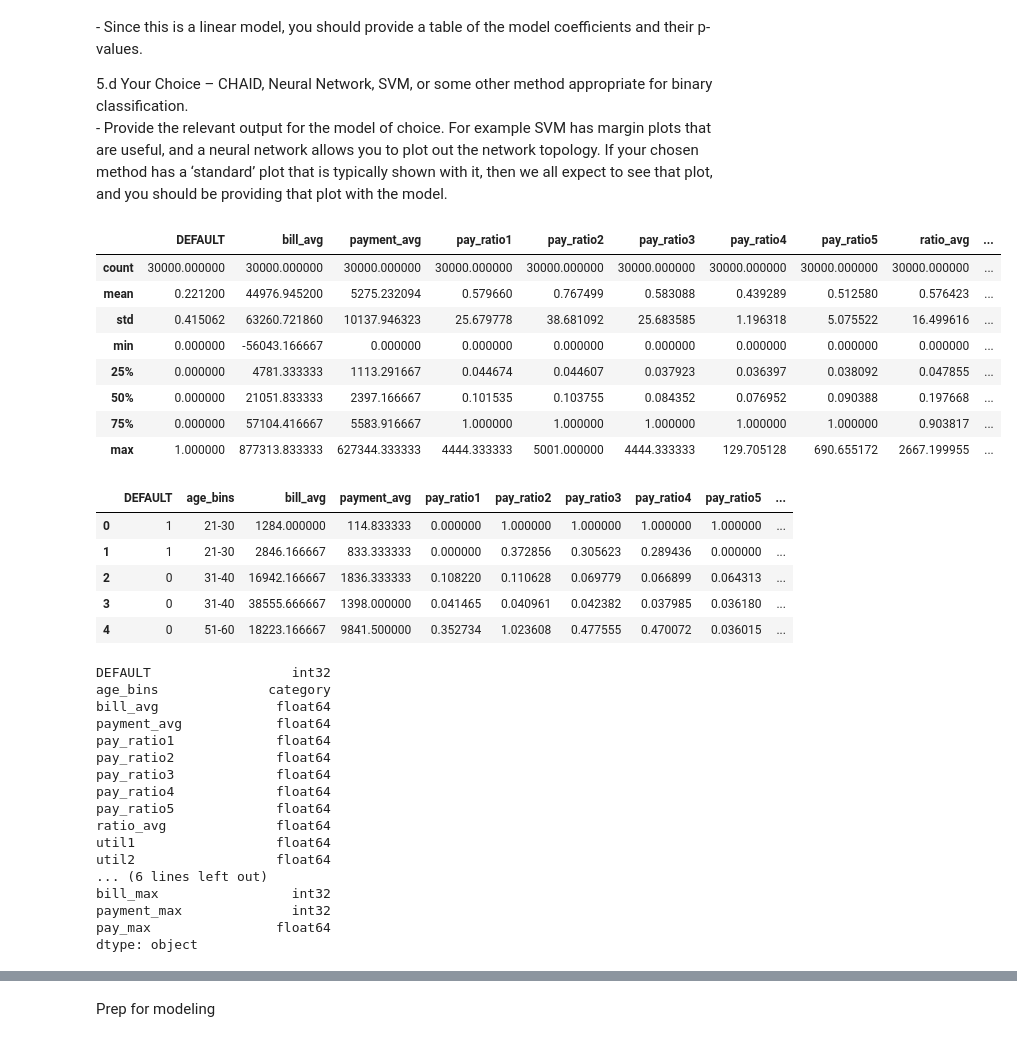
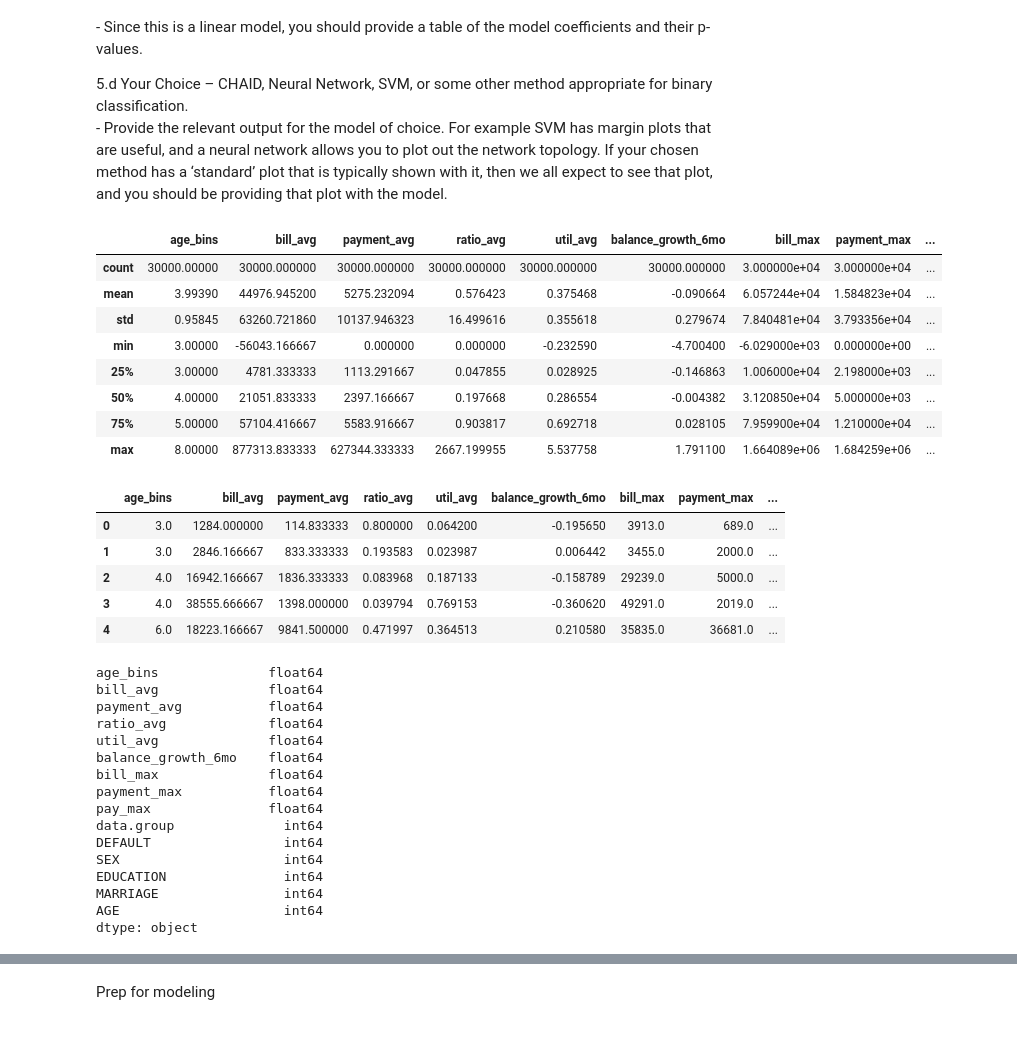
Before and after one commit to zaphodnothingth/nw-msds498-capstone, a Jupyter notebook: 04d1 - required models - RF.ipynb, the cells around one changed output, grey strips where cells are left out. Drawn from its saved outputs; the diff is of its cells as text; code cells hidden in the pictures.

```diff
--- a/04d1 - required models - RF.ipynb
+++ b/04d1 - required models - RF.ipynb
@@ -64,45 +64,51 @@ pd.set_option("display.max_columns", 120)
 pd.set_option("display.max_rows", 120)
 # %%
 credit_card_default_raw = pd.read_csv('./Data/credit_card_default.csv')
-result = pyreadr.read_r('./Data/credit_card_default_eng.RData')
+# credit_card_default_eng = pd.read_csv('./Data/credit_card_default_eng.csv')
+result = pyreadr.read_r('./Data/credit_card_default_eng_features.RData')
 credit_card_default_eng = result[None]
+
+credit_card_default = credit_card_default_eng.copy()
+df_flags = credit_card_default_raw[['data.group', 'DEFAULT']]
+df_other_features = credit_card_default_raw[['SEX','EDUCATION','MARRIAGE','AGE']]
+credit_card_default = credit_card_default.join(df_flags)
+credit_card_default = credit_card_default.join(df_other_features)
 # %%
 
-display(credit_card_default_eng.describe())
-display(credit_card_default_eng.head())
+display(credit_card_default.describe())
+display(credit_card_default.head())
 # %% [output]
-|  | DEFAULT | bill_avg | payment_avg | pay_ratio1 | pay_ratio2 | pay_ratio3 | pay_ratio4 | pay_ratio5 | ratio_avg | ... |
-| count | 30000.000000 | 30000.000000 | 30000.000000 | 30000.000000 | 30000.000000 | 30000.000000 | 30000.000000 | 30000.000000 | 30000.000000 | ... |
-| mean | 0.221200 | 44976.945200 | 5275.232094 | 0.579660 | 0.767499 | 0.583088 | 0.439289 | 0.512580 | 0.576423 | ... |
-| std | 0.415062 | 63260.721860 | 10137.946323 | 25.679778 | 38.681092 | 25.683585 | 1.196318 | 5.075522 | 16.499616 | ... |
-| min | 0.000000 | -56043.166667 | 0.000000 | 0.000000 | 0.000000 | 0.000000 | 0.000000 | 0.000000 | 0.000000 | ... |
-| 25% | 0.000000 | 4781.333333 | 1113.291667 | 0.044674 | 0.044607 | 0.037923 | 0.036397 | 0.038092 | 0.047855 | ... |
-| 50% | 0.000000 | 21051.833333 | 2397.166667 | 0.101535 | 0.103755 | 0.084352 | 0.076952 | 0.090388 | 0.197668 | ... |
-| 75% | 0.000000 | 57104.416667 | 5583.916667 | 1.000000 | 1.000000 | 1.000000 | 1.000000 | 1.000000 | 0.903817 | ... |
-| max | 1.000000 | 877313.833333 | 627344.333333 | 4444.333333 | 5001.000000 | 4444.333333 | 129.705128 | 690.655172 | 2667.199955 | ... |
+|  | age_bins | bill_avg | payment_avg | ratio_avg | util_avg | balance_growth_6mo | bill_max | payment_max | ... |
+| count | 30000.00000 | 30000.000000 | 30000.000000 | 30000.000000 | 30000.000000 | 30000.000000 | 3.000000e+04 | 3.000000e+04 | ... |
+| mean | 3.99390 | 44976.945200 | 5275.232094 | 0.576423 | 0.375468 | -0.090664 | 6.057244e+04 | 1.584823e+04 | ... |
+| std | 0.95845 | 63260.721860 | 10137.946323 | 16.499616 | 0.355618 | 0.279674 | 7.840481e+04 | 3.793356e+04 | ... |
+| min | 3.00000 | -56043.166667 | 0.000000 | 0.000000 | -0.232590 | -4.700400 | -6.029000e+03 | 0.000000e+00 | ... |
+| 25% | 3.00000 | 4781.333333 | 1113.291667 | 0.047855 | 0.028925 | -0.146863 | 1.006000e+04 | 2.198000e+03 | ... |
+| 50% | 4.00000 | 21051.833333 | 2397.166667 | 0.197668 | 0.286554 | -0.004382 | 3.120850e+04 | 5.000000e+03 | ... |
+| 75% | 5.00000 | 57104.416667 | 5583.916667 | 0.903817 | 0.692718 | 0.028105 | 7.959900e+04 | 1.210000e+04 | ... |
+| max | 8.00000 | 877313.833333 | 627344.333333 | 2667.199955 | 5.537758 | 1.791100 | 1.664089e+06 | 1.684259e+06 | ... |
-|  | DEFAULT | age_bins | bill_avg | payment_avg | pay_ratio1 | pay_ratio2 | pay_ratio3 | pay_ratio4 | pay_ratio5 | ... |
-| 0 | 1 | 21-30 | 1284.000000 | 114.833333 | 0.000000 | 1.000000 | 1.000000 | 1.000000 | 1.000000 | ... |
-| 1 | 1 | 21-30 | 2846.166667 | 833.333333 | 0.000000 | 0.372856 | 0.305623 | 0.289436 | 0.000000 | ... |
-| 2 | 0 | 31-40 | 16942.166667 | 1836.333333 | 0.108220 | 0.110628 | 0.069779 | 0.066899 | 0.064313 | ... |
-| 3 | 0 | 31-40 | 38555.666667 | 1398.000000 | 0.041465 | 0.040961 | 0.042382 | 0.037985 | 0.036180 | ... |
-| 4 | 0 | 51-60 | 18223.166667 | 9841.500000 | 0.352734 | 1.023608 | 0.477555 | 0.470072 | 0.036015 | ... |
+|  | age_bins | bill_avg | payment_avg | ratio_avg | util_avg | balance_growth_6mo | bill_max | payment_max | ... |
+| 0 | 3.0 | 1284.000000 | 114.833333 | 0.800000 | 0.064200 | -0.195650 | 3913.0 | 689.0 | ... |
+| 1 | 3.0 | 2846.166667 | 833.333333 | 0.193583 | 0.023987 | 0.006442 | 3455.0 | 2000.0 | ... |
+| 2 | 4.0 | 16942.166667 | 1836.333333 | 0.083968 | 0.187133 | -0.158789 | 29239.0 | 5000.0 | ... |
+| 3 | 4.0 | 38555.666667 | 1398.000000 | 0.039794 | 0.769153 | -0.360620 | 49291.0 | 2019.0 | ... |
+| 4 | 6.0 | 18223.166667 | 9841.500000 | 0.471997 | 0.364513 | 0.210580 | 35835.0 | 36681.0 | ... |
 # %%
-credit_card_default_eng.dtypes
+credit_card_default.dtypes
 # %% [output]
-DEFAULT                  int32
-age_bins              category
-bill_avg               float64
-payment_avg            float64
-pay_ratio1             float64
-pay_ratio2             float64
-pay_ratio3             float64
-pay_ratio4             float64
-pay_ratio5             float64
-ratio_avg              float64
-util1                  float64
-util2                  float64
-... (6 lines left out)
-bill_max                 int32
-payment_max              int32
-pay_max                float64
+age_bins              float64
+bill_avg              float64
+payment_avg           float64
+ratio_avg             float64
+util_avg              float64
+balance_growth_6mo    float64
+bill_max              float64
+payment_max           float64
+pay_max               float64
+data.group              int64
+DEFAULT                 int64
+SEX                     int64
+EDUCATION               int64
+MARRIAGE                int64
+AGE                     int64
 dtype: object
```
Also changed, not shown: parts of 26 cells of this notebook, 16 other files.
